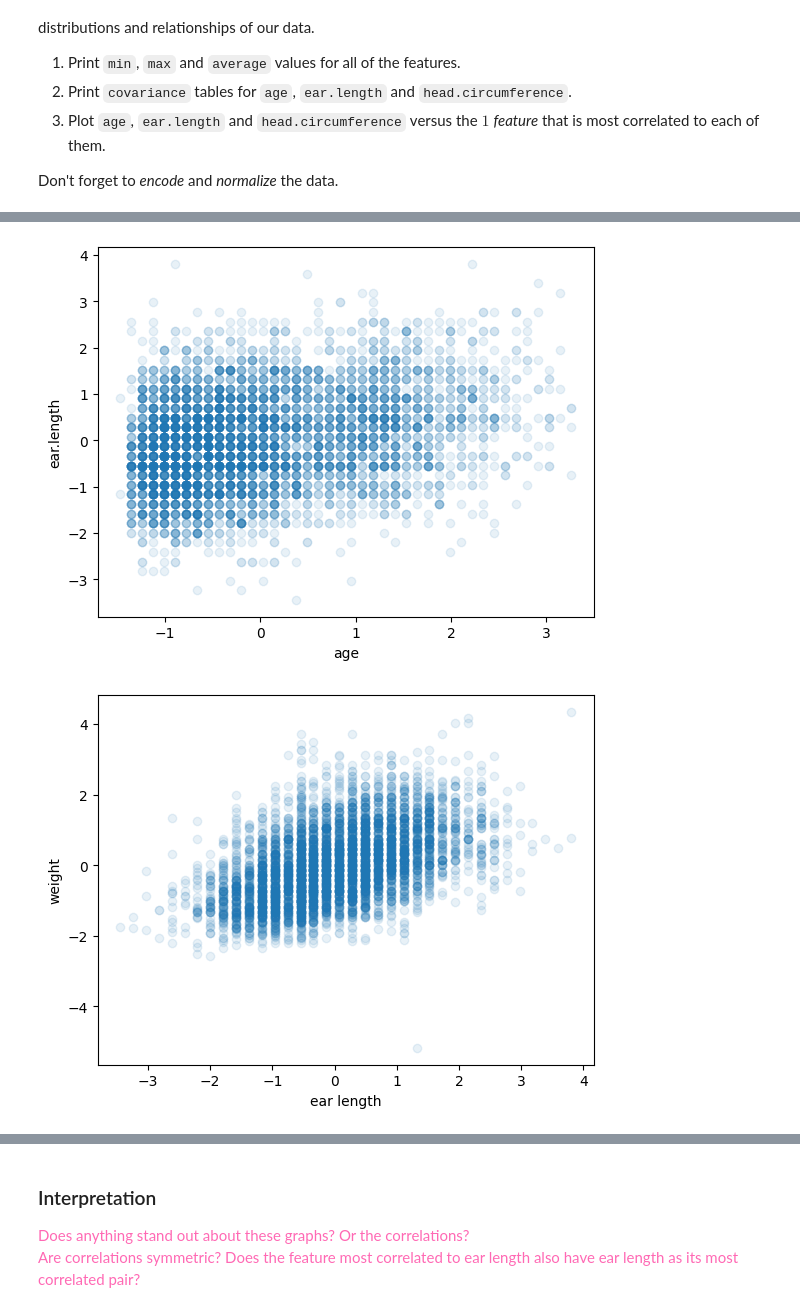
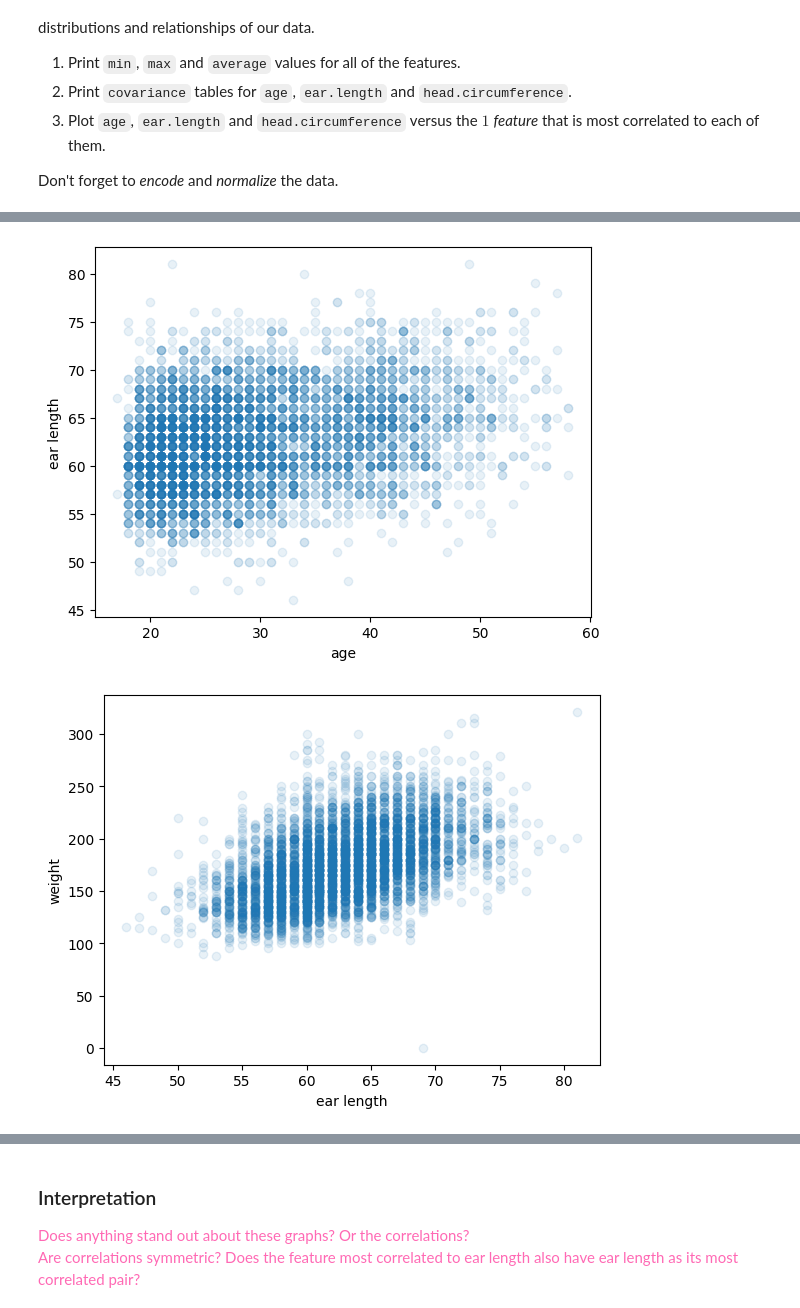
Before and after one commit to idmmachinelearning-ms/HW08, a Jupyter notebook: HW08.ipynb, the cells around one changed output, grey strips where cells are left out. Saved outputs shown, nothing was run; the diff lists cells and outputs as text; code cells hidden in the pictures.

```diff
--- a/HW08.ipynb
+++ b/HW08.ipynb
@@ -177,20 +179,20 @@ gender_M
 # %%
 ## 3. Plot features most correlated to age, ear length and head circumference
 
-plt.scatter(ansur_scaled["age"], ansur_scaled["ear.length"], alpha=.1)
+plt.scatter(new_ansur_df["age"], new_ansur_df["ear.length"], alpha=.1)
 plt.xlabel("age")
-plt.ylabel("ear.length")
+plt.ylabel("ear length")
 plt.show()
 
-plt.scatter(ansur_scaled["ear.length"], ansur_scaled["weight"], alpha=.1)
+plt.scatter(new_ansur_df["ear.length"], new_ansur_df["weight"], alpha=.1)
 plt.xlabel("ear length")
 plt.ylabel("weight")
 plt.show()
 
-plt.scatter(ansur_scaled["head.circumference"], ansur_scaled["head.height"], alpha=.1)
+plt.scatter(new_ansur_df["head.circumference"], new_ansur_df["head.height"], alpha=.1)
 plt.xlabel("head circumference")
 plt.ylabel("head height")
 plt.show()
 # %% [output]
-[figure, old version]
+[figure, new version]
-[figure, old version]
+[figure, new version]
```
Also changed, not shown: parts of 11 cells of this notebook.
